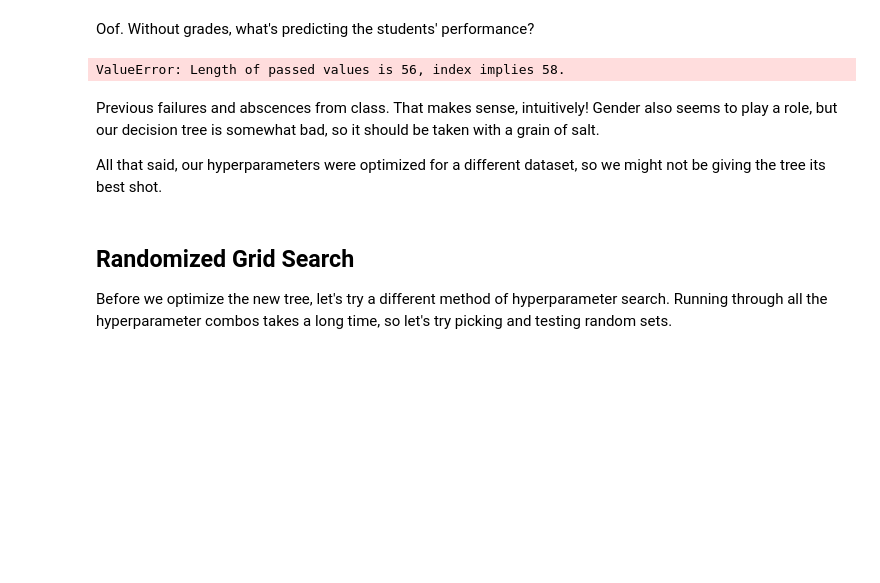
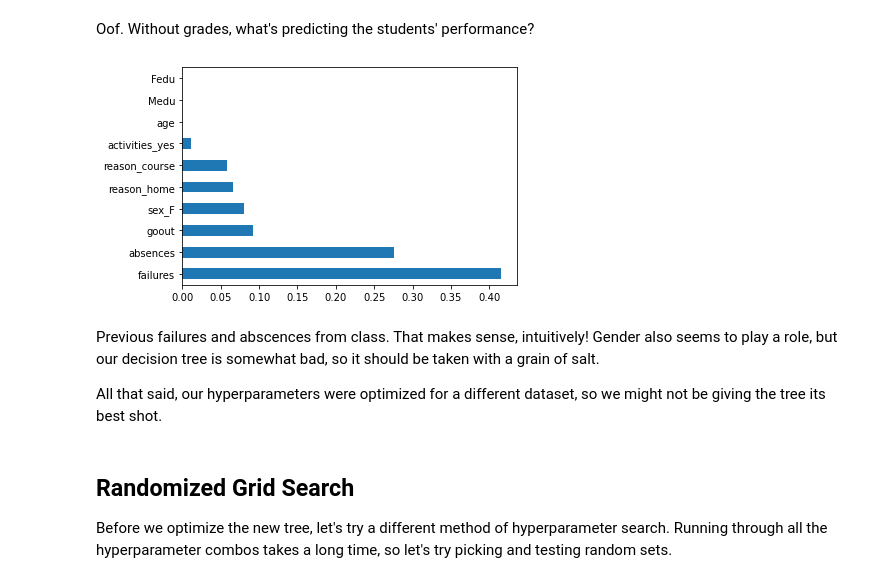
Before and after one commit to elvinzh/AMLP1, a Jupyter notebook: project1.ipynb, the cells around one changed output. Cells and saved outputs as stored; diff of their text form; code cells hidden in the pictures; blank space fills up the shorter version.

```diff
--- a/project1.ipynb
+++ b/project1.ipynb
@@ -586,11 +610,11 @@ ValueError: X has 58 features, but DecisionTreeClassifier is expecting 56 featur
 # %% [markdown]
 Oof. Without grades, what's predicting the students' performance?
 # %%
-feat_importances = pd.Series(no_grade_tree.feature_importances_, index=X_test.columns)
+feat_importances = pd.Series(no_grade_tree.feature_importances_, index=X_test_new.columns)
 feat_importances.nlargest(10).plot(kind='barh')
 plt.show()
 # %% [output]
-ValueError: Length of passed values is 56, index implies 58.
+[figure, added]
 # %% [markdown]
 Previous failures and abscences from class. That makes sense, intuitively! Gender also seems to play a role, but our decision tree is somewhat bad, so it should be taken with a grain of salt.
 
```
Also changed, not shown: parts of 23 cells of this notebook.
